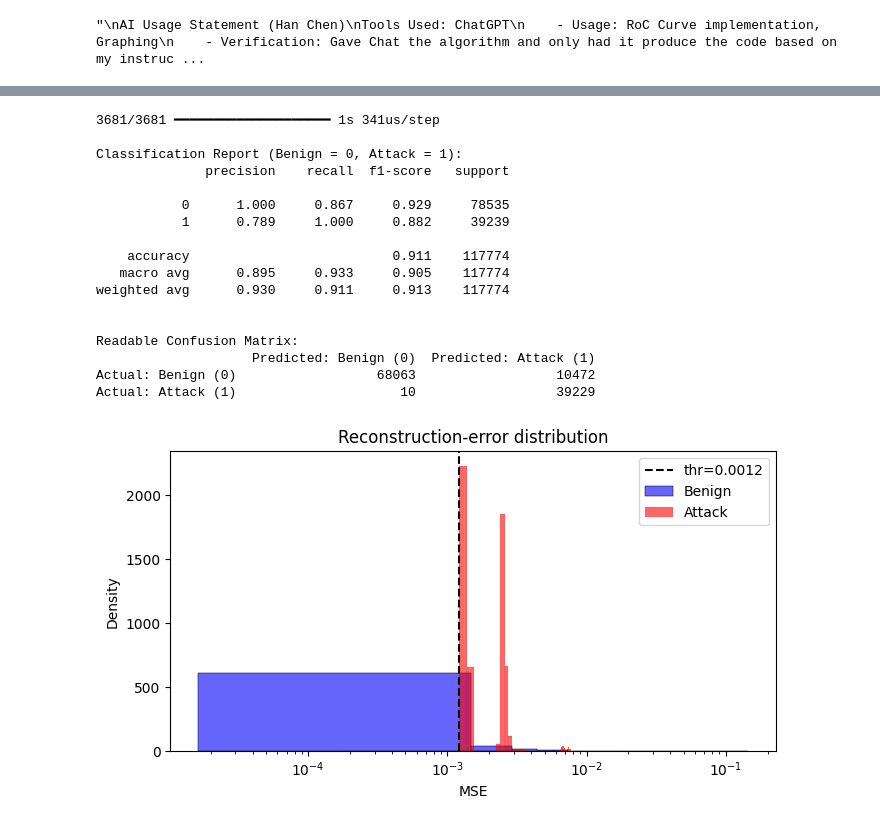
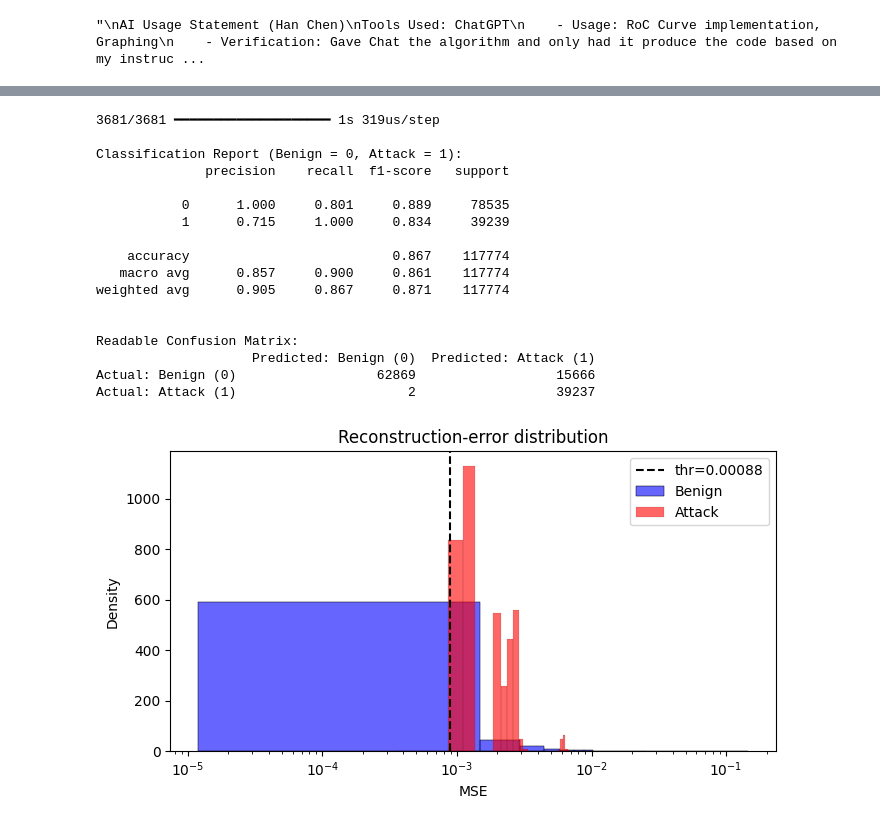
Before and after one commit to hc5474/CSEC520-FinalProject, a Jupyter notebook: autoencoder_denoise.ipynb, the cells around one changed output, grey strips where cells are left out. Cells and saved outputs as stored; diff of their text form; code cells hidden in the pictures.

```diff
--- a/autoencoder_denoise.ipynb
+++ b/autoencoder_denoise.ipynb
@@ -67,7 +67,7 @@ input_dim = X_train.shape[1]
 
 denoise_auto = Sequential([
     layers.Input((input_dim,)),
-    layers.GaussianNoise(0.0125, seed=520),          # add Gaussian noise (std=0.025)
+    layers.GaussianNoise(0.025, seed=520),          # add Gaussian noise (std=0.025)
     layers.Dense(32, activation="relu"),
     layers.Dense(16, activation="relu",
                  activity_regularizer=regularizers.l1(1e-5)),
@@ -231,7 +231,7 @@ Actual: Attack (1)                      1                   4380
 """
 This block is ran after model is tuned using validation set.
 """
-best_thr = 0.001220 # Produced from the previous block
+best_thr = 0.000884   # Produced from the previous block
 
 test_err = np.mean((denoise_auto.predict(X_test) - X_test) ** 2, axis=1)
 y_pred = (test_err > best_thr).astype(int)
@@ -246,39 +246,39 @@ conf_df = pd.DataFrame(
     conf_mat,
     index=["Actual: Benign (0)", "Actual: Attack (1)"],
     columns=["Predicted: Benign (0)", "Predicted: Attack (1)"]
 )
 print("\nReadable Confusion Matrix:")
 print(conf_df)
 
 # Plot
 plt.figure(figsize=(7, 4))
 sns.histplot(test_err[y_test_bin == 0], bins=100, stat="density",
              label="Benign", color="blue", alpha=0.6)
 sns.histplot(test_err[y_test_bin == 1], bins=100, stat="density",
              label="Attack", color="red", alpha=0.6)
 plt.axvline(best_thr, ls="--", c="k", label=f"thr={best_thr:.2g}")
 plt.xscale("log")
 plt.legend()
 plt.title("Reconstruction-error distribution")
 plt.xlabel("MSE")
 plt.tight_layout()
 plt.show()
 # %% [output]
-3681/3681 ━━━━━━━━━━━━━━━━━━━━ 1s 341us/step
+3681/3681 ━━━━━━━━━━━━━━━━━━━━ 1s 319us/step
 
 Classification Report (Benign = 0, Attack = 1):
               precision    recall  f1-score   support
 
-           0      1.000     0.867     0.929     78535
-           1      0.789     1.000     0.882     39239
+           0      1.000     0.801     0.889     78535
+           1      0.715     1.000     0.834     39239
 
-    accuracy                          0.911    117774
-   macro avg      0.895     0.933     0.905    117774
-weighted avg      0.930     0.911     0.913    117774
+    accuracy                          0.867    117774
+   macro avg      0.857     0.900     0.861    117774
+weighted avg      0.905     0.867     0.871    117774
 
 
 Readable Confusion Matrix:
                     Predicted: Benign (0)  Predicted: Attack (1)
-Actual: Benign (0)                  68063                  10472
-Actual: Attack (1)                     10                  39229
+Actual: Benign (0)                  62869                  15666
+Actual: Attack (1)                      2                  39237
-[figure, old version]
+[figure, new version]
```
Also changed, not shown: parts of 3 cells of this notebook, 1 other file.
